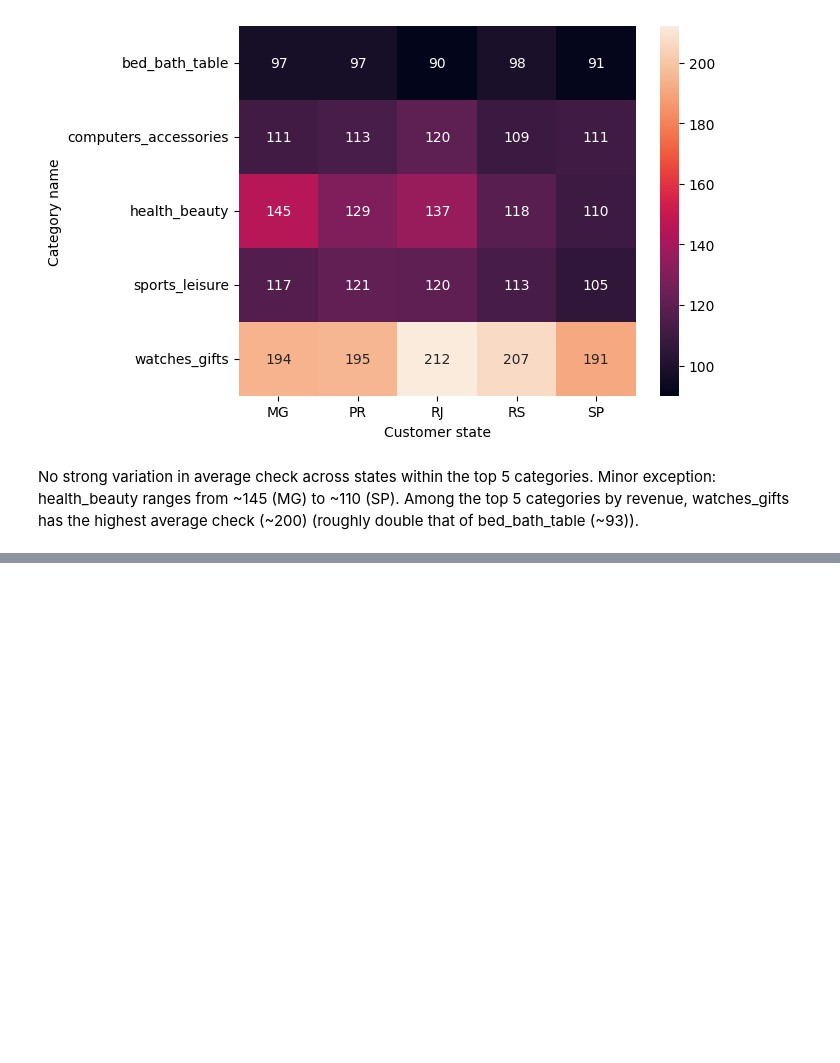
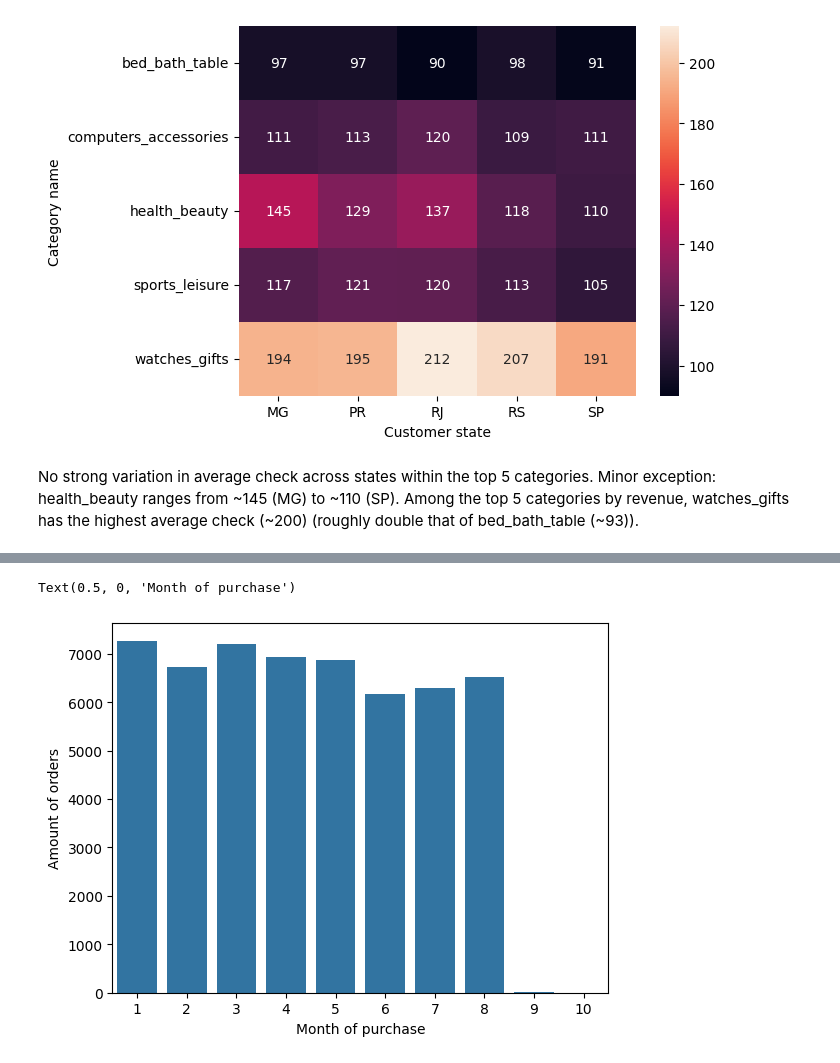
Before and after one commit to norriddx/ecommerce-orders-analysis, a Jupyter notebook: notebooks/eda.ipynb, the cells around one changed output, grey strips where cells are left out. Drawn from its saved outputs; the diff is of its cells as text; code cells hidden in the pictures; blank space fills up the shorter version.

```diff
--- a/notebooks/eda.ipynb
+++ b/notebooks/eda.ipynb
@@ -482,0 +498,11 @@ No strong variation in average check across states within the top 5 categories.
+# %%
+# 2018
+
+orders_by_months = orders[orders['order_purchase_timestamp'].dt.year == 2018]['month_of_purchase'].value_counts()
+
+sns.barplot(y=orders_by_months, x=orders_by_months.index)
+plt.ylabel('Amount of orders')
+plt.xlabel('Month of purchase')
+# %% [output]
+Text(0.5, 0, 'Month of purchase')
+[figure, added]
```
Also changed, not shown: parts of 12 cells of this notebook.
